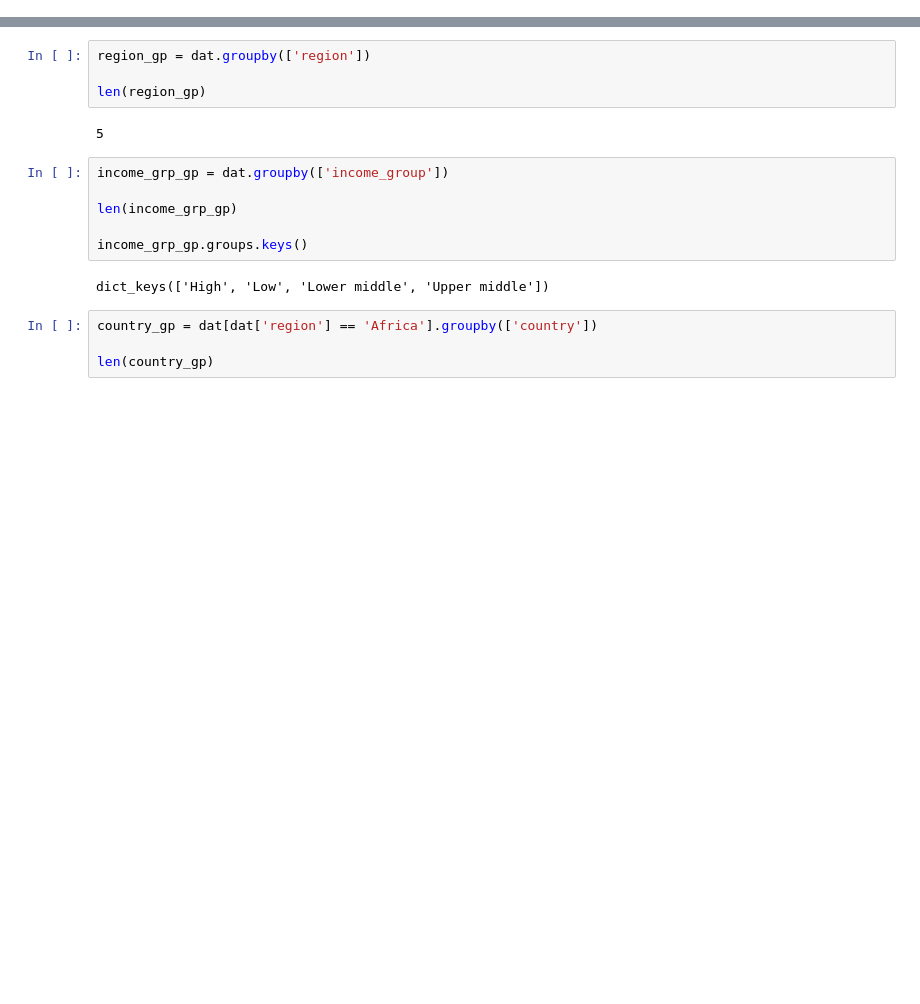
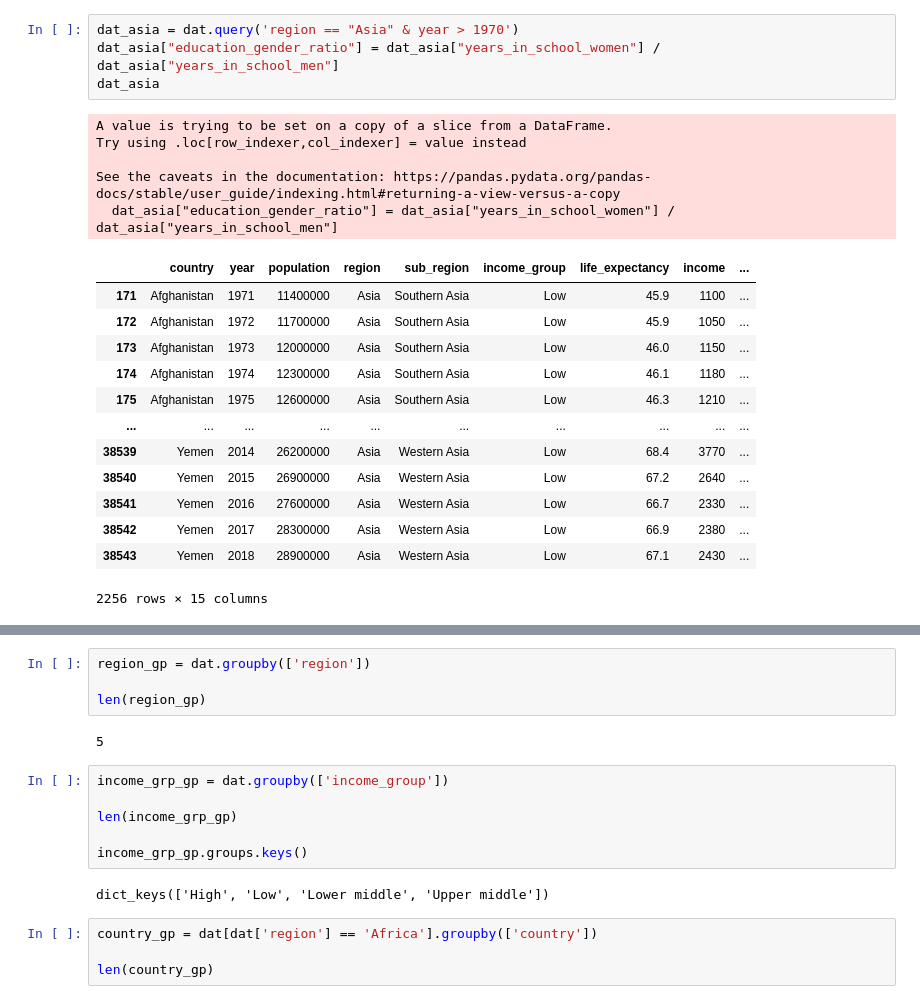
Before and after one commit to wangjc640/532-Group21, a Jupyter notebook: src/eda/eda.ipynb, the cells around one changed output, grey strips where cells are left out. Saved outputs shown, nothing was run; the diff lists cells and outputs as text; blank space fills up the shorter version.

```diff
--- a/src/eda/eda.ipynb
+++ b/src/eda/eda.ipynb
@@ -22,0 +53,23 @@ dat
+# %%
+dat_asia = dat.query('region == "Asia" & year > 1970')
+dat_asia["education_gender_ratio"] = dat_asia["years_in_school_women"] / dat_asia["years_in_school_men"]
+dat_asia
+# %% [output]
+A value is trying to be set on a copy of a slice from a DataFrame.
+Try using .loc[row_indexer,col_indexer] = value instead
+
+See the caveats in the documentation: https://pandas.pydata.org/pandas-docs/stable/user_guide/indexing.html#returning-a-view-versus-a-copy
+  dat_asia["education_gender_ratio"] = dat_asia["years_in_school_women"] / dat_asia["years_in_school_men"]
+|  | country | year | population | region | sub_region | income_group | life_expectancy | income | ... |
+| 171 | Afghanistan | 1971 | 11400000 | Asia | Southern Asia | Low | 45.9 | 1100 | ... |
+| 172 | Afghanistan | 1972 | 11700000 | Asia | Southern Asia | Low | 45.9 | 1050 | ... |
+| 173 | Afghanistan | 1973 | 12000000 | Asia | Southern Asia | Low | 46.0 | 1150 | ... |
+| 174 | Afghanistan | 1974 | 12300000 | Asia | Southern Asia | Low | 46.1 | 1180 | ... |
+| 175 | Afghanistan | 1975 | 12600000 | Asia | Southern Asia | Low | 46.3 | 1210 | ... |
+| ... | ... | ... | ... | ... | ... | ... | ... | ... | ... |
+| 38539 | Yemen | 2014 | 26200000 | Asia | Western Asia | Low | 68.4 | 3770 | ... |
+| 38540 | Yemen | 2015 | 26900000 | Asia | Western Asia | Low | 67.2 | 2640 | ... |
+| 38541 | Yemen | 2016 | 27600000 | Asia | Western Asia | Low | 66.7 | 2330 | ... |
+| 38542 | Yemen | 2017 | 28300000 | Asia | Western Asia | Low | 66.9 | 2380 | ... |
+| 38543 | Yemen | 2018 | 28900000 | Asia | Western Asia | Low | 67.1 | 2430 | ... |
+2256 rows × 15 columns
```
Also changed, not shown: parts of 11 cells of this notebook, 2 other files.
